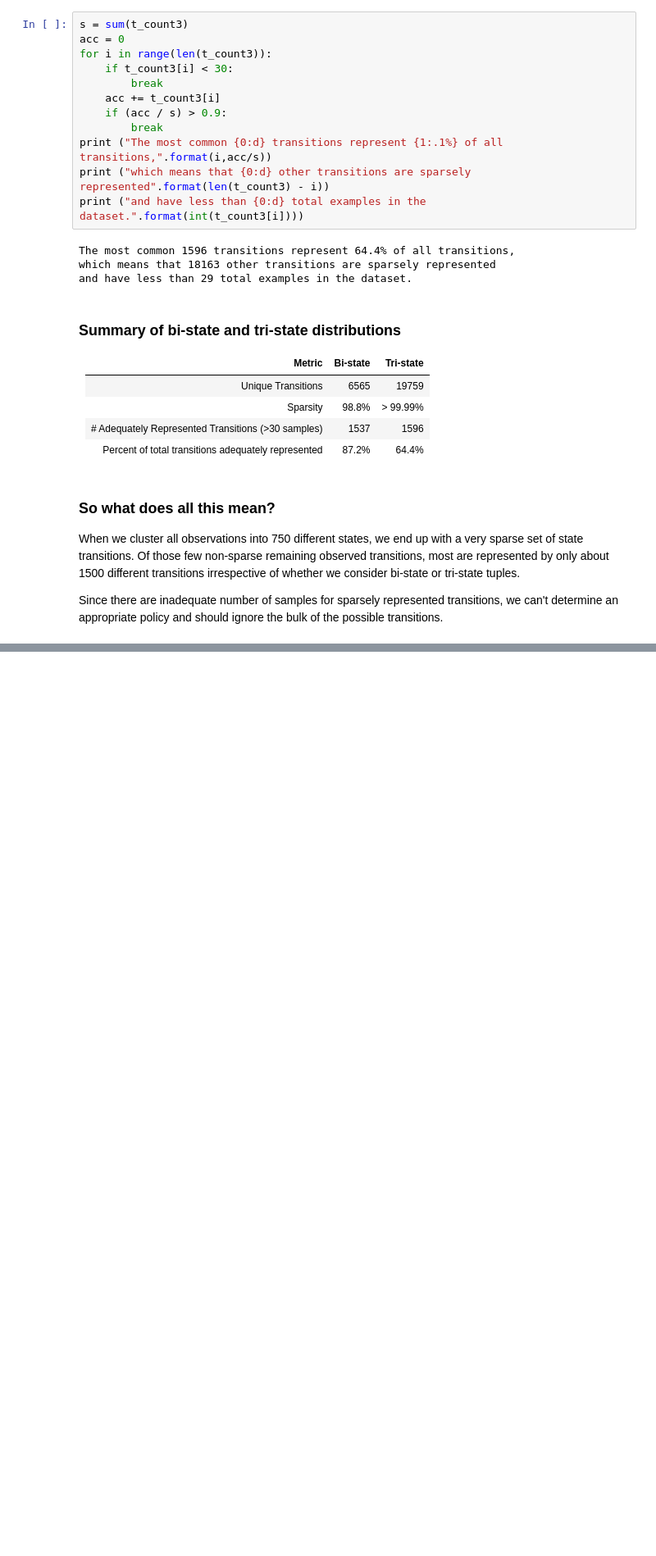
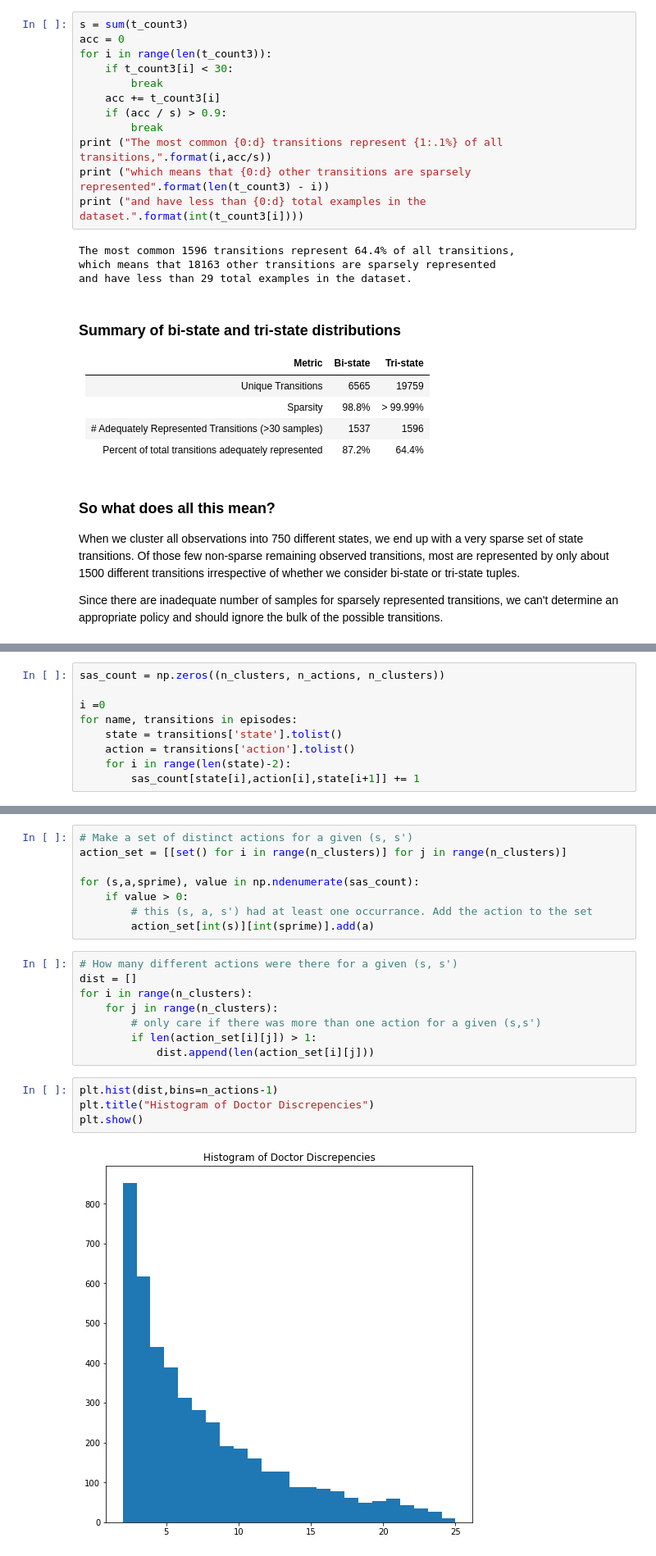
Before and after one commit to wihl/cs282-f17-xuefeng-yi-david, a Jupyter notebook: playground/ClusterAnalysis.ipynb, the cells around one changed output, grey strips where cells are left out. Shown at 82% size. Saved outputs shown, nothing was run; the diff lists cells and outputs as text; blank space fills up the shorter version.

Commit message:
added Doctor variation analysis

```diff
--- a/playground/ClusterAnalysis.ipynb
+++ b/playground/ClusterAnalysis.ipynb
@@ -208,0 +218,9 @@ Since there are inadequate number of samples for sparsely represented transition
+# %%
+sas_count = np.zeros((n_clusters, n_actions, n_clusters))
+
+i =0
+for name, transitions in episodes:
+    state = transitions['state'].tolist()
+    action = transitions['action'].tolist()
+    for i in range(len(state)-2):
+        sas_count[state[i],action[i],state[i+1]] += 1
@@ -208,0 +238,22 @@ Since there are inadequate number of samples for sparsely represented transition
+# %%
+# Make a set of distinct actions for a given (s, s')
+action_set = [[set() for i in range(n_clusters)] for j in range(n_clusters)]
+
+for (s,a,sprime), value in np.ndenumerate(sas_count):
+    if value > 0:
+        # this (s, a, s') had at least one occurrance. Add the action to the set
+        action_set[int(s)][int(sprime)].add(a)
+# %%
+# How many different actions were there for a given (s, s')
+dist = []
+for i in range(n_clusters):
+    for j in range(n_clusters):
+        # only care if there was more than one action for a given (s,s')
+        if len(action_set[i][j]) > 1:
+            dist.append(len(action_set[i][j]))
+# %%
+plt.hist(dist,bins=n_actions-1)
+plt.title("Histogram of Doctor Discrepencies")
+plt.show()
+# %% [output]
+[figure, added]
```
Also changed, not shown: parts of 6 cells of this notebook.
